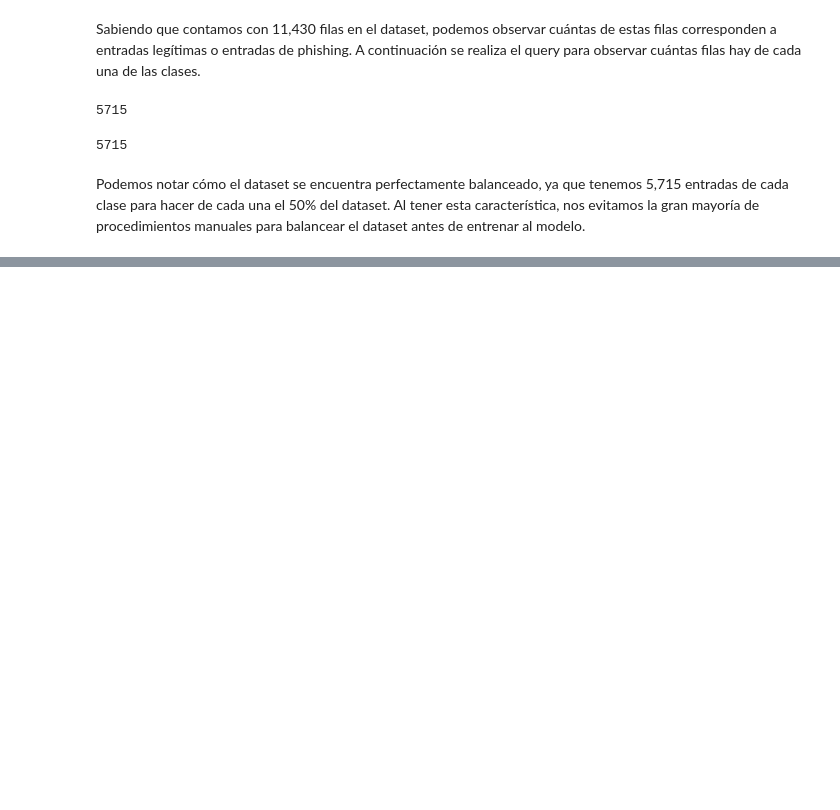
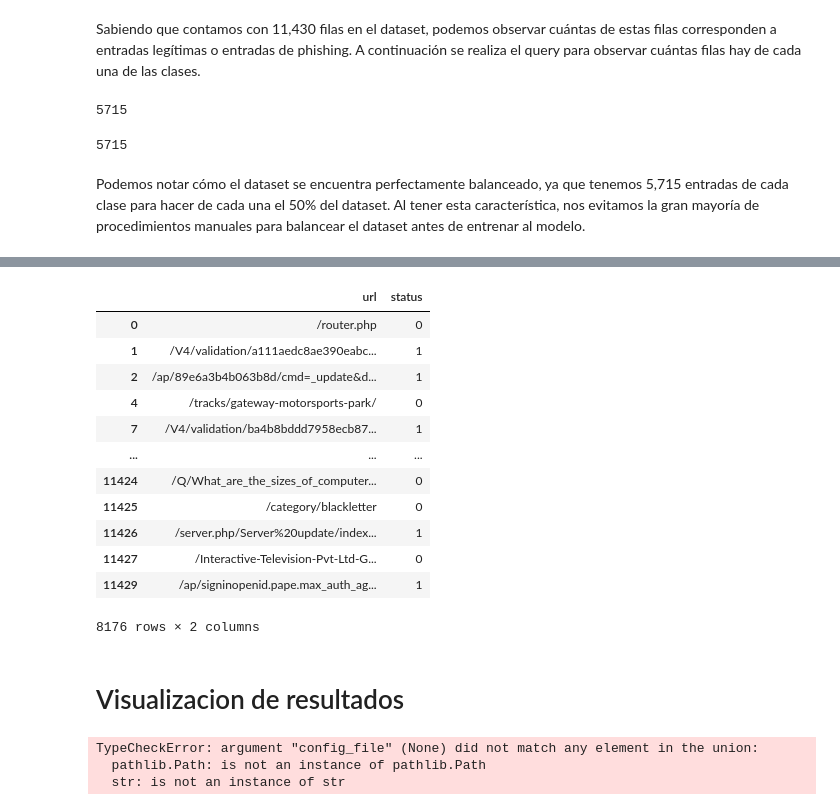
Before and after one commit to SantiagoTaracena/sds-lab-01, a Jupyter notebook: src/main.ipynb, the cells around one changed output, grey strips where cells are left out. Saved outputs shown, nothing was run; the diff lists cells and outputs as text; code cells hidden in the pictures; blank space fills up the shorter version.

Commit message:
made some advances workin in the visulaization of results

```diff
--- a/src/main.ipynb
+++ b/src/main.ipynb
@@ -69,0 +363,50 @@ Podemos notar cómo el dataset se encuentra perfectamente balanceado, ya que ten
+# %%
+# Cambiar los valores de la columna 'status' a 0 para 'legitimate' y 1 para 'phishing'
+dataset['status'] = dataset['status'].apply(lambda x: 0 if x == 'legitimate' else 1)
+# %%
+# Función para obtener el pathname y parameter de una URL
+def extract_path_and_param(url):
+    parsed_url = urlparse(url)
+    path_and_param = parsed_url.path + parsed_url.params + parsed_url.query
+    return path_and_param
+
+# Aplicar la función a la columna 'url' para obtener el pathname y parameter
+dataset['url'] = dataset['url'].apply(extract_path_and_param)
+
+# Eliminar filas donde no hay pathname y parameter
+dataset = dataset[dataset['url'] != '']
+dataset = dataset[dataset['url'] != '/']
+# %%
+dataset
+# %% [output]
+|  | url | status |
+| 0 | /router.php | 0 |
+| 1 | /V4/validation/a111aedc8ae390eabc... | 1 |
+| 2 | /ap/89e6a3b4b063b8d/cmd=_update&d... | 1 |
+| 4 | /tracks/gateway-motorsports-park/ | 0 |
+| 7 | /V4/validation/ba4b8bddd7958ecb87... | 1 |
+| ... | ... | ... |
+| 11424 | /Q/What_are_the_sizes_of_computer... | 0 |
+| 11425 | /category/blackletter | 0 |
+| 11426 | /server.php/Server%20update/index... | 1 |
+| 11427 | /Interactive-Television-Pvt-Ltd-G... | 0 |
+| 11429 | /ap/signinopenid.pape.max_auth_ag... | 1 |
+8176 rows × 2 columns
+# %% [markdown]
+# Visualizacion de resultados
+# %%
+import pandas_profiling
+
+# Cargar tu dataset
+# Asegúrate de que la variable 'dataset' esté correctamente definida antes de ejecutar este código
+# dataset = ...
+
+# Crear el perfil con pandas_profiling
+profile = pandas_profiling.ProfileReport(dataset, config_file=None)
+
+# Generar el informe y guardarlo como un archivo HTML
+profile.to_file("informe_perfil.html")
+# %% [output]
+TypeCheckError: argument "config_file" (None) did not match any element in the union:
+  pathlib.Path: is not an instance of pathlib.Path
+  str: is not an instance of str
```
Also changed, not shown: parts of 31 cells of this notebook, 10 other files.
